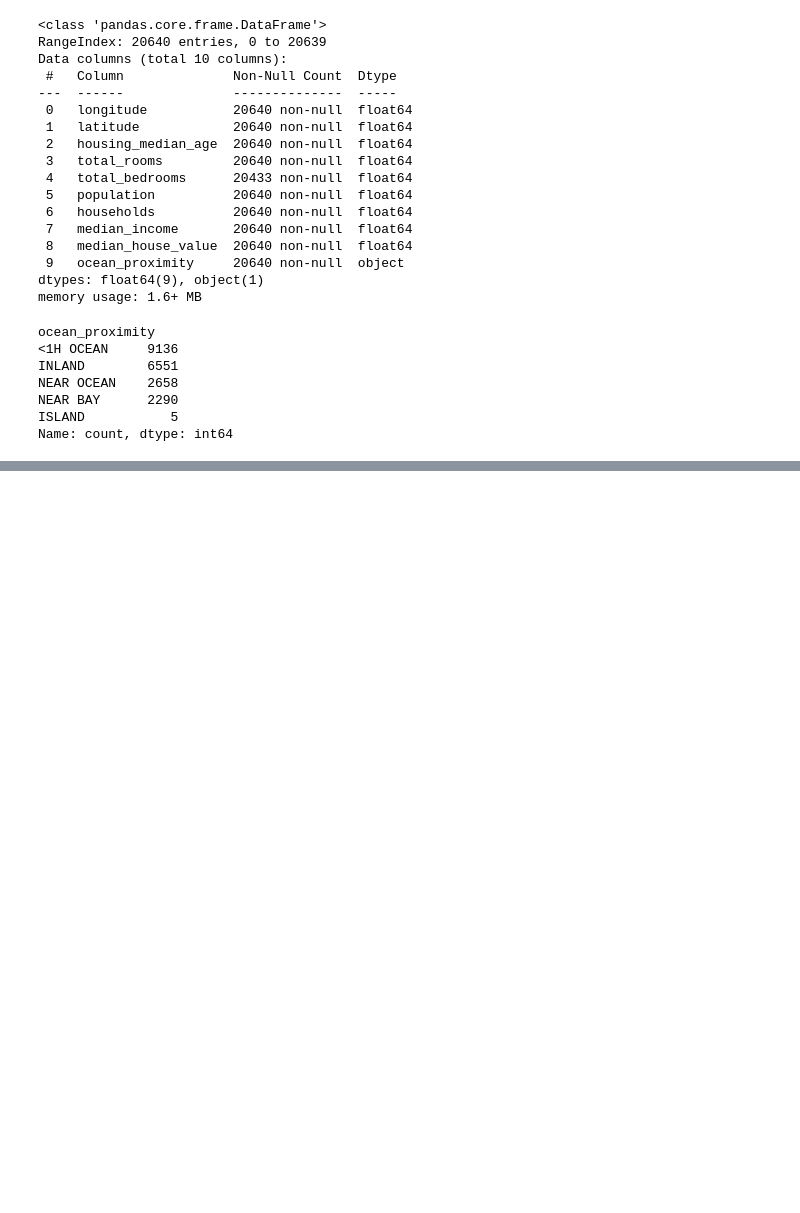
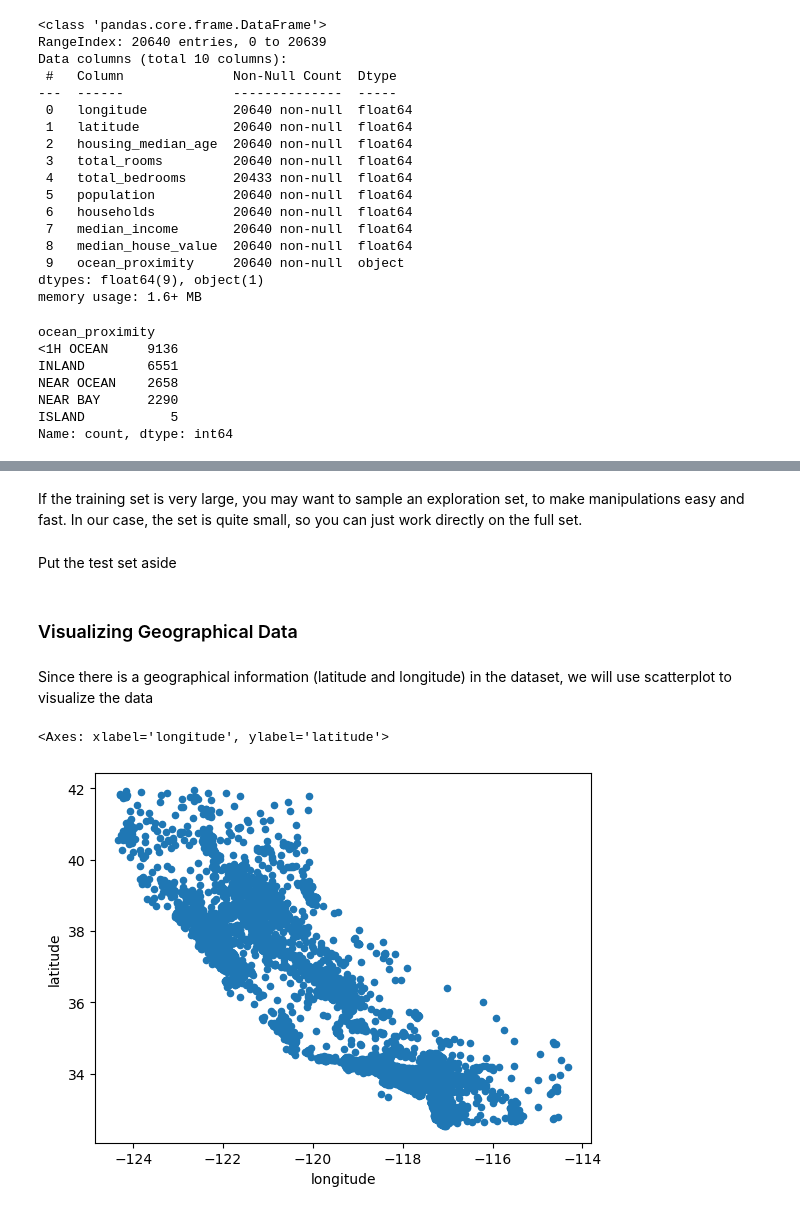
Before and after one commit to adrioui/oreilly-handson-ml2, a Jupyter notebook: 02_end_to_end_ml_project.ipynb, the cells around one changed output, grey strips where cells are left out. Cells and saved outputs as stored; diff of their text form; code cells hidden in the pictures; blank space fills up the shorter version.

```diff
--- a/02_end_to_end_ml_project.ipynb
+++ b/02_end_to_end_ml_project.ipynb
@@ -91,0 +133,7 @@ plt.show()
+# %%
+from sklearn.model_selection import StratifiedShuffleSplit
+
+split = StratifiedShuffleSplit(n_splits=1, test_size=0.2, random_state=42)
+for train_index, test_index in split.split(housing, housing["income_cat"]):
+    strat_train_set = housing.loc[train_index]
+    strat_test_set = housing.loc[test_index]
@@ -91,0 +172,15 @@ plt.show()
+# %% [markdown]
+If the training set is very large, you may want to sample an exploration set, to make manipulations easy and fast. In our case, the set is quite small, so you can just work directly on the full set.
+# %% [markdown]
+Put the test set aside
+# %%
+housing = strat_train_set.copy()
+# %% [markdown]
+### Visualizing Geographical Data
+# %% [markdown]
+Since there is a geographical information (latitude and longitude) in the dataset, we will use scatterplot to visualize the data
+# %%
+housing.plot(kind="scatter", x="longitude", y="latitude")
+# %% [output]
+<Axes: xlabel='longitude', ylabel='latitude'>
+[figure, added]
```
Also changed, not shown: parts of 92 cells of this notebook.
